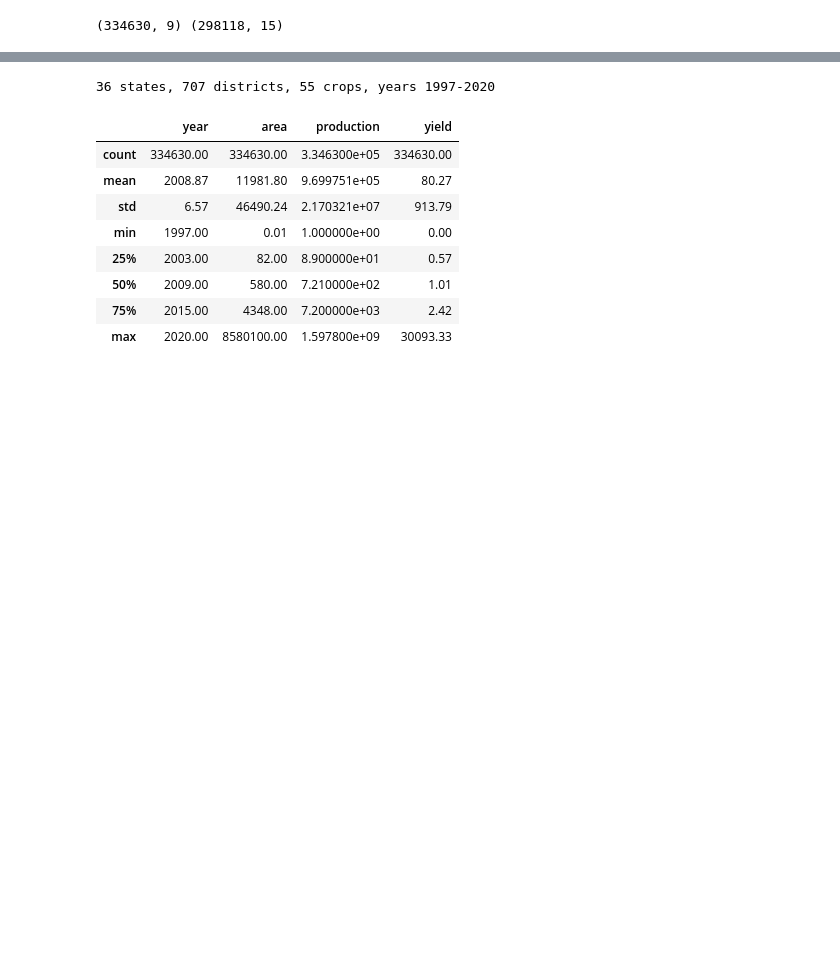
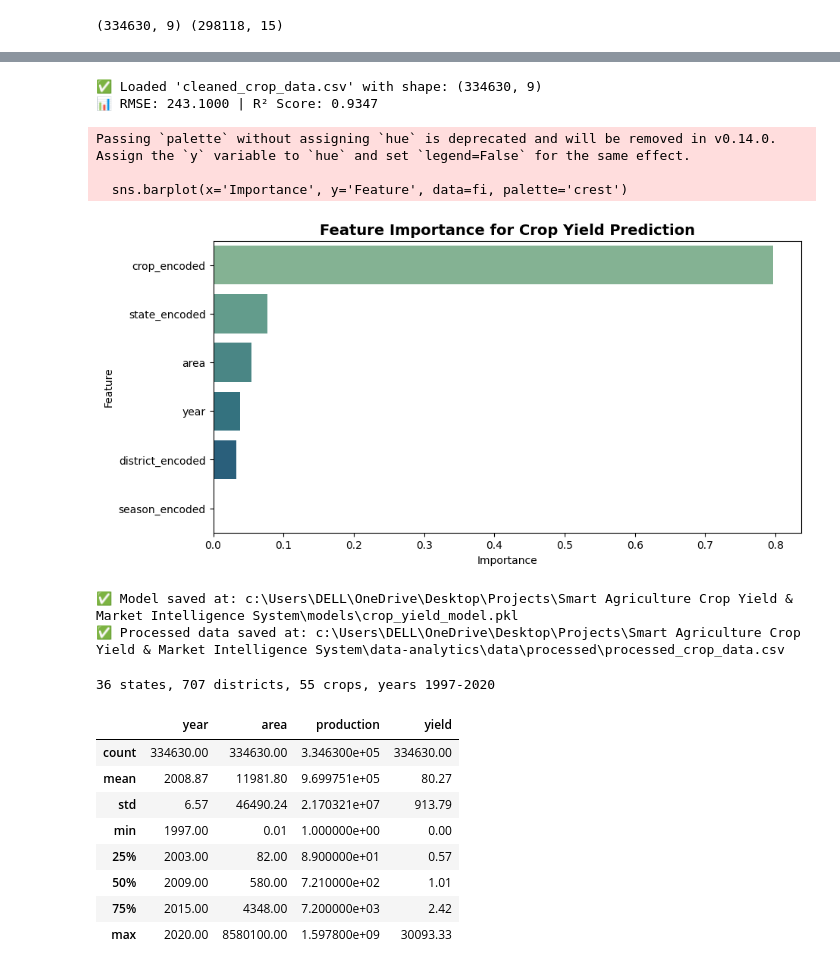
Before and after one commit to Deepanshi432/Smart-Agriculture-Crop-Yield-Market-Intelligence-System, a Jupyter notebook: data-analytics/notebooks/02_eda.ipynb, the cells around one changed output, grey strips where cells are left out. Cells and saved outputs as stored; diff of their text form; code cells hidden in the pictures; blank space fills up the shorter version.

Commit message:
Complete EDA, SQL analytics, fast Streamlit dashboard, and requirements

```diff
--- a/data-analytics/notebooks/02_eda.ipynb
+++ b/data-analytics/notebooks/02_eda.ipynb
@@ -14,3 +94,82 @@ print(crop.shape, merged.shape)
+# %%
+from pathlib import Path
+import joblib
+import numpy as np
+import pandas as pd
+import matplotlib.pyplot as plt
+import seaborn as sns
+from sklearn.model_selection import train_test_split
+from sklearn.ensemble import RandomForestRegressor
+from sklearn.metrics import mean_squared_error, r2_score
+from sklearn.preprocessing import LabelEncoder
+
+# 1. Load cleaned_crop_data.csv with exact lowercase column names
+BASE = Path.cwd().parent if Path.cwd().name == "notebooks" else Path.cwd() / "data-analytics"
+PROCESSED = BASE / "data" / "processed"
+crop_file = PROCESSED / "cleaned_crop_data.csv"
+
+df_work = pd.read_csv(crop_file)
+df_work.columns = df_work.columns.str.strip()
+print(f"✅ Loaded '{crop_file.name}' with shape: {df_work.shape}")
+
+# 2. Encode categorical columns
+for col in ['state', 'district', 'crop', 'season']:
+    if col in df_work.columns:
+        df_work[f'{col}_encoded'] = LabelEncoder().fit_transform(df_work[col].astype(str))
+
+# 3. Select features and target ('yield')
+feature_cols = [c for c in ['state_encoded', 'district_encoded', 'crop_encoded', 'season_encoded', 'year', 'area'] if c in df_work.columns]
+target_col = 'yield'
+
+data_ml = df_work[feature_cols + [target_col]].dropna()
+X = data_ml[feature_cols]
+y = data_ml[target_col]
+
+X_train, X_test, y_train, y_test = train_test_split(
+    X, y, test_size=0.2, random_state=42
+)
+
+rf_model = RandomForestRegressor(n_estimators=50, random_state=42, n_jobs=-1)
+rf_model.fit(X_train, y_train)
+
+y_pred = rf_model.predict(X_test)
+rmse = np.sqrt(mean_squared_error(y_test, y_pred))
+r2 = r2_score(y_test, y_pred)
+print(f"📊 RMSE: {rmse:.4f} | R² Score: {r2:.4f}")
+
+# 4. Feature Importance Plot
+fi = pd.DataFrame({
+    'Feature': X.columns,
+    'Importance': rf_model.feature_importances_
+}).sort_values(by='Importance', ascending=False)
+
+plt.figure(figsize=(10, 5))
+sns.barplot(x='Importance', y='Feature', data=fi, palette='crest')
+plt.title('Feature Importance for Crop Yield Prediction', fontsize=14, fontweight='bold')
+plt.show()
+
+# 5. Save model and processed dataset
+models_dir = BASE.parent / "models" if BASE.name == "data-analytics" else BASE / "models"
+models_dir.mkdir(parents=True, exist_ok=True)
+PROCESSED.mkdir(parents=True, exist_ok=True)
+
+model_path = models_dir / "crop_yield_model.pkl"
+joblib.dump(rf_model, model_path)
+
+processed_out = PROCESSED / "processed_crop_data.csv"
+df_work.to_csv(processed_out, index=False)
+
+print(f"✅ Model saved at: {model_path}")
+print(f"✅ Processed data saved at: {processed_out}")
+# %% [output]
+✅ Loaded 'cleaned_crop_data.csv' with shape: (334630, 9)
+📊 RMSE: 243.1000 | R² Score: 0.9347
+Passing `palette` without assigning `hue` is deprecated and will be removed in v0.14.0. Assign the `y` variable to `hue` and set `legend=False` for the same effect.
+
+  sns.barplot(x='Importance', y='Feature', data=fi, palette='crest')
+[figure, added]
+✅ Model saved at: c:\Users\DELL\OneDrive\Desktop\Projects\Smart Agriculture Crop Yield & Market Intelligence System\models\crop_yield_model.pkl
+✅ Processed data saved at: c:\Users\DELL\OneDrive\Desktop\Projects\Smart Agriculture Crop Yield & Market Intelligence System\data-analytics\data\processed\processed_crop_data.csv
 # %%
 # --- Cell 2: Overview ---
 print(f"{crop['state'].nunique()} states, {crop['district'].nunique()} districts, "
```
Also changed, not shown: parts of 8 cells of this notebook, 8 other files.
